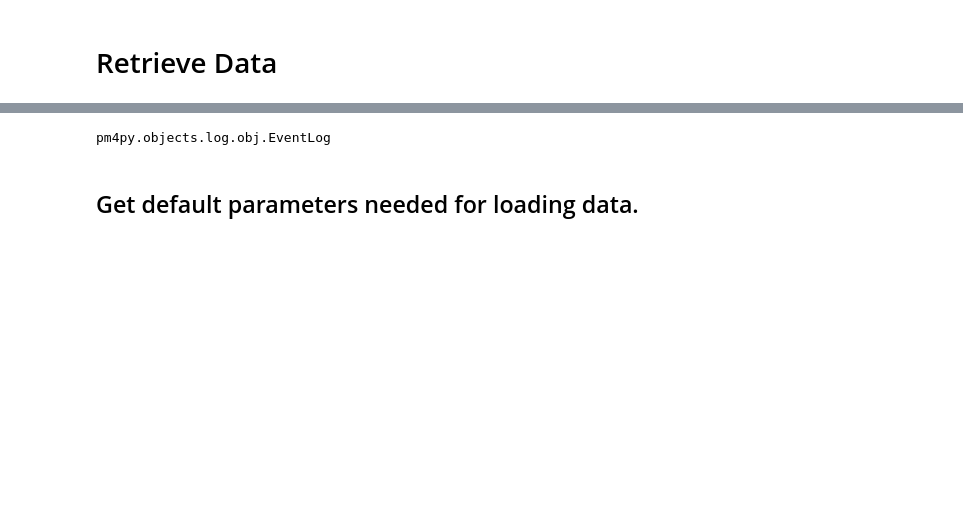
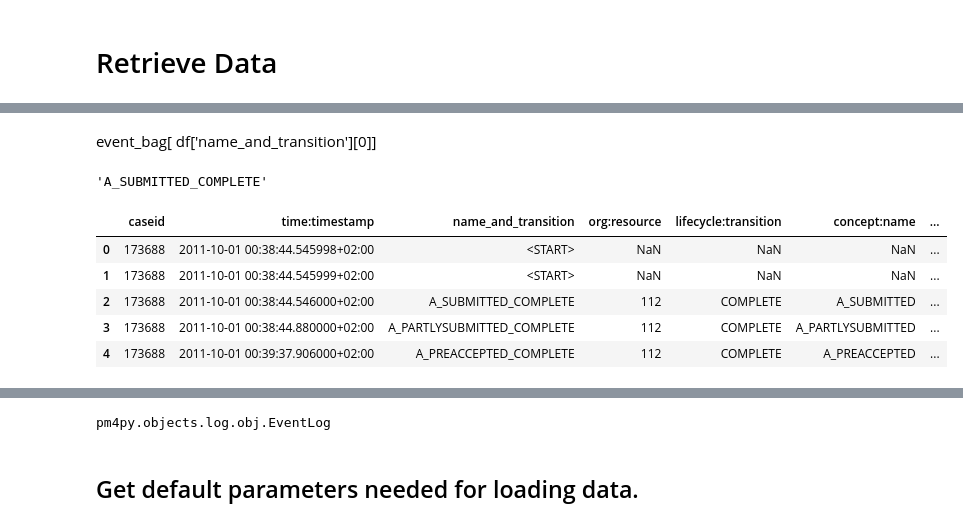
Before and after one commit to ChihchengHsieh/Apply-LINDA-BN-on-predicting-next-event, a Jupyter notebook: DataProcessing.ipynb, the cells around one changed output, grey strips where cells are left out. Cells and saved outputs as stored; diff of their text form; code cells hidden in the pictures; blank space fills up the shorter version.

```diff
--- a/DataProcessing.ipynb
+++ b/DataProcessing.ipynb
@@ -36,0 +196,2 @@ df[df["caseid"] == "173688"].sort_values("time:timestamp")
+# %%
+newDf['name_and_transition'] = newDf['name_and_transition'].astype('category')
@@ -36,0 +200,8 @@ df[df["caseid"] == "173688"].sort_values("time:timestamp")
+# %%
+event_bag = {}
+for i , cat in enumerate(newDf['name_and_transition'].cat.categories):
+    event_bag[cat] = i+1
+# %%
+event_bag['<PAD>'] = 0
+# %%
+newDf['cat'] = newDf['name_and_transition'].apply(lambda c: event_bag[c])
@@ -36,0 +239,15 @@ df[df["caseid"] == "173688"].sort_values("time:timestamp")
+# %% [markdown]
+event_bag[  df['name_and_transition'][0]]
+# %%
+df['name_and_transition'][0]
+# %% [output]
+'A_SUBMITTED_COMPLETE'
+# %%
+newDf.head(5)
+# %% [output]
+|  | caseid | time:timestamp | name_and_transition | org:resource | lifecycle:transition | concept:name | ... |
+| 0 | 173688 | 2011-10-01 00:38:44.545998+02:00 | <START> | NaN | NaN | NaN | ... |
+| 1 | 173688 | 2011-10-01 00:38:44.545999+02:00 | <START> | NaN | NaN | NaN | ... |
+| 2 | 173688 | 2011-10-01 00:38:44.546000+02:00 | A_SUBMITTED_COMPLETE | 112 | COMPLETE | A_SUBMITTED | ... |
+| 3 | 173688 | 2011-10-01 00:38:44.880000+02:00 | A_PARTLYSUBMITTED_COMPLETE | 112 | COMPLETE | A_PARTLYSUBMITTED | ... |
+| 4 | 173688 | 2011-10-01 00:39:37.906000+02:00 | A_PREACCEPTED_COMPLETE | 112 | COMPLETE | A_PREACCEPTED | ... |
```
Also changed, not shown: parts of 36 cells of this notebook.
